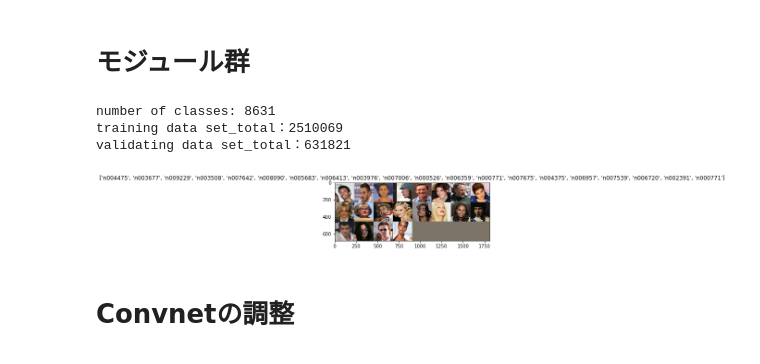
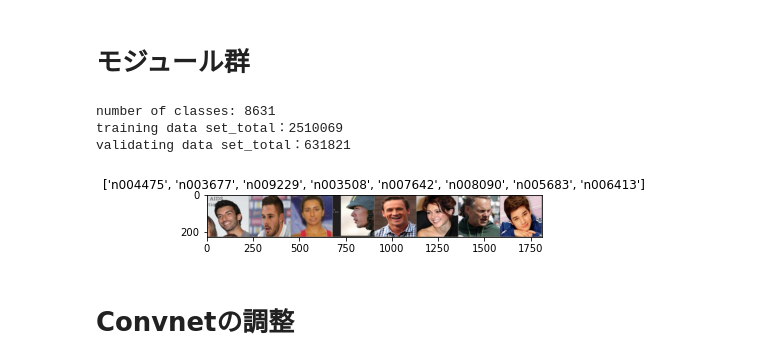
Before and after one commit to ykitaguchi77/VGGface2_pretrain, a Jupyter notebook: EfficientNet_VGGface_adabound.ipynb, the cells around one changed output. Saved outputs shown, nothing was run; the diff lists cells and outputs as text; code cells hidden in the pictures.

```diff
--- a/EfficientNet_VGGface_adabound.ipynb
+++ b/EfficientNet_VGGface_adabound.ipynb
@@ -107,7 +107,7 @@ n_samples = len(data_dir)
 image_datasets = {x: datasets.ImageFolder(os.path.join(data_dir, x),
                                           data_transforms[x])
                   for x in ['train', 'val']}
-dataloaders = {x: torch.utils.data.DataLoader(image_datasets[x], batch_size=20,
+dataloaders = {x: torch.utils.data.DataLoader(image_datasets[x], batch_size=8,
                                              shuffle=True, num_workers=4)
               for x in ['train', 'val']}
 dataset_sizes = {x: len(image_datasets[x]) for x in ['train', 'val']}
@@ -335,34 +335,34 @@ def visualize_model(model, num_images=6):
 
 _LRScheduler = torch.optim.lr_scheduler._LRScheduler
 
 class StepLR(_LRScheduler):
     def __init__(self, optimizer, step_size, gamma=0.1, last_epoch=-1):
         self.step_size = step_size
         self.gamma = gamma
         super(StepLR, self).__init__(optimizer, last_epoch)
 
     def get_lr(self):
         return [base_lr * self.gamma ** (self.last_epoch // self.step_size)
                 for base_lr in self.base_lrs]
 
 
 class MultiStepLR(_LRScheduler):
     def __init__(self, optimizer, milestones, gamma=0.1, last_epoch=-1):
         if not list(milestones) == sorted(milestones):
             raise ValueError('Milestones should be a list of'
                              ' increasing integers. Got {}', milestones)
         self.milestones = milestones
         self.gamma = gamma
         super(MultiStepLR, self).__init__(optimizer, last_epoch)
 
     def get_lr(self):
         return [base_lr * self.gamma ** bisect_right(self.milestones, self.last_epoch)
                 for base_lr in self.base_lrs]
 # %% [output]
 number of classes: 8631
 training data set_total：2510069
 validating data set_total：631821
-[figure, old version]
+[figure, new version]
 # %% [markdown]
 # Convnetの調整
 # %%
```
Also changed, not shown: parts of 3 cells of this notebook.
